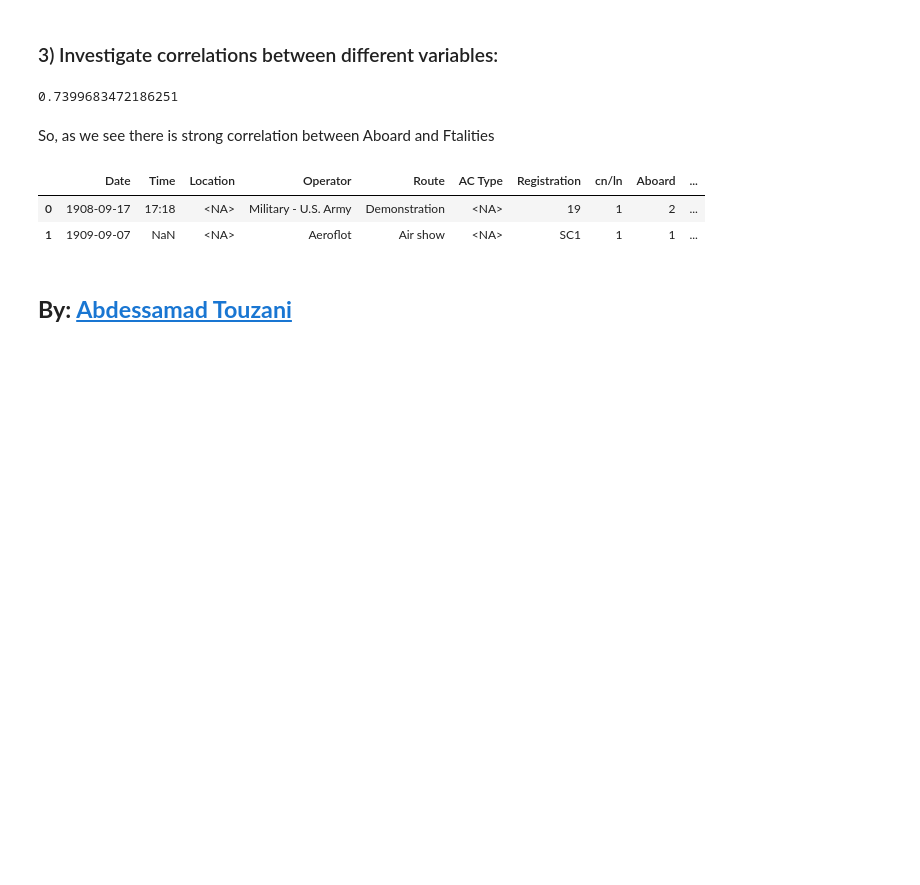
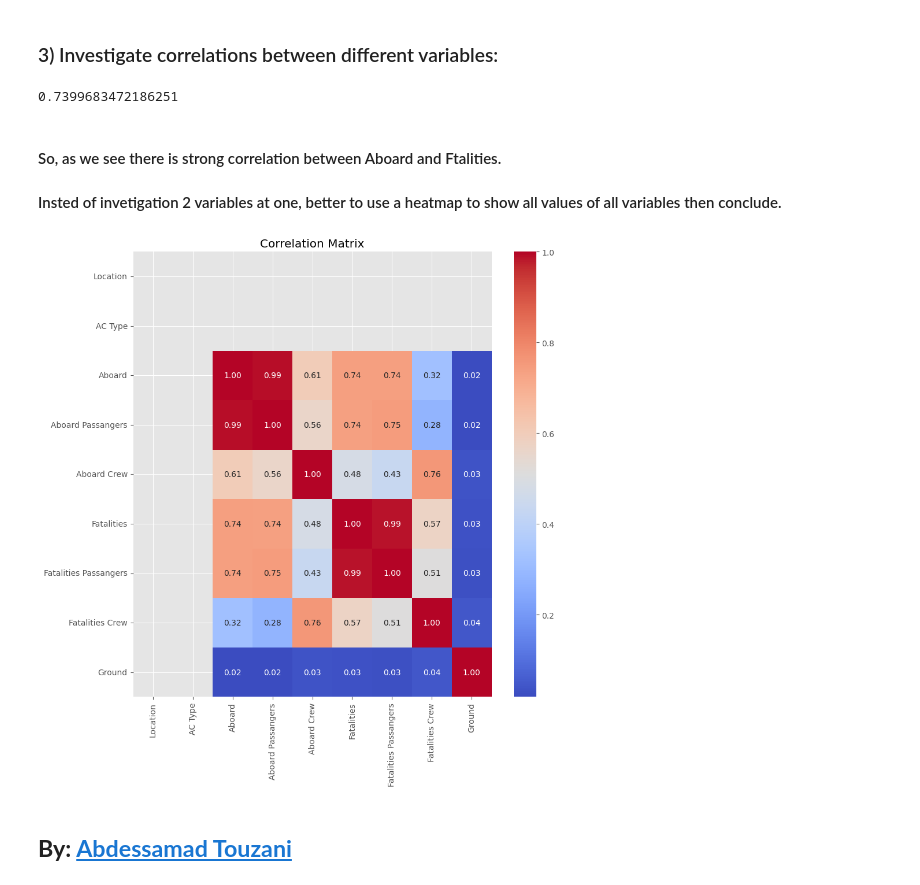
Before and after one commit to AbdessamadTzn/Dat-Analysis, a Jupyter notebook: Analyzing Flight Crashes/analyzing_flight_crashes.ipynb, the cells around one changed output. Drawn from its saved outputs; the diff is of its cells as text; code cells hidden in the pictures; blank space fills up the shorter version.

Commit message:
EDA - Correlation hetmap

```diff
--- a/Analyzing Flight Crashes/analyzing_flight_crashes.ipynb
+++ b/Analyzing Flight Crashes/analyzing_flight_crashes.ipynb
@@ -476,12 +476,25 @@ df['Aboard'].corr(df['Fatalities'])
 # %% [output]
 0.7399683472186251
 # %% [markdown]
-So, as we see there is strong correlation between Aboard and Ftalities
+#### So, as we see there is strong correlation between Aboard and Ftalities.
+
+#### Insted of invetigation 2 variables at one, better to use a heatmap to show all values of all variables then conclude.
 # %%
-df.head(2)
+# Select only numerical columns
+numerical_columns = df.select_dtypes(include=['number'])
+
+# Remove 'Date' and 'Time' columns if they exist
+numerical_columns = numerical_columns.drop(columns=['Date', 'Time'], errors='ignore')
+
+# Calculate correlation
+correlation_table = numerical_columns.corr()
+
+
+plt.figure(figsize=(10, 10))
+sns.heatmap(correlation_table, annot=True, cmap='coolwarm', fmt=".2f")
+plt.title('Correlation Matrix')
+plt.show()
 # %% [output]
-|  | Date | Time | Location | Operator | Route | AC Type | Registration | cn/ln | Aboard | ... |
-| 0 | 1908-09-17 | 17:18 | <NA> | Military - U.S. Army | Demonstration | <NA> | 19 | 1 | 2 | ... |
-| 1 | 1909-09-07 | NaN | <NA> | Aeroflot | Air show | <NA> | SC1 | 1 | 1 | ... |
+[figure, added]
 # %% [markdown]
 ## **By: [Abdessamad Touzani](https://www.linkedin.com/in/abdessamadtouzani/)**
```
